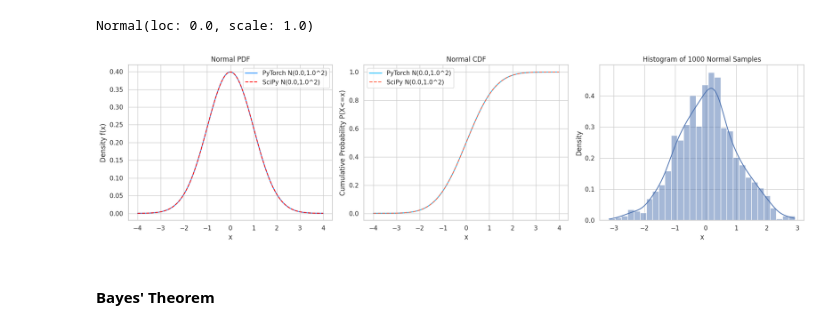
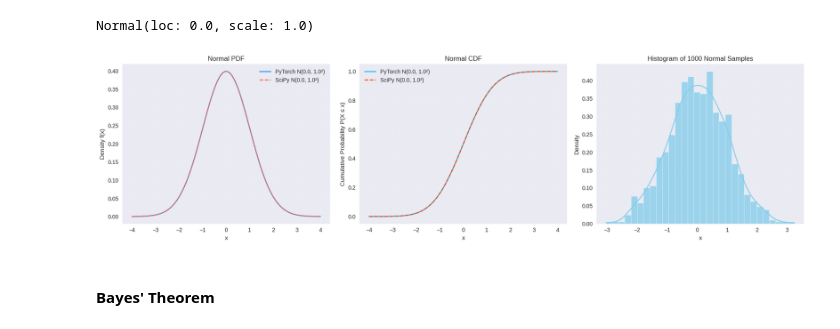
Before and after one commit to sandeshjung/Machine-Learning-Foundation, a Jupyter notebook: 00_Mathematical_foundation/probability_statistics.ipynb, the cells around one changed output. Saved outputs shown, nothing was run; the diff lists cells and outputs as text; code cells hidden in the pictures.

```diff
--- a/00_Mathematical_foundation/probability_statistics.ipynb
+++ b/00_Mathematical_foundation/probability_statistics.ipynb
@@ -168,21 +183,36 @@ k_values_categorical.numpy(), pmf_categorical.numpy()
 n_samples_cat = 1000
 samples_categorical = categorical_dist.sample(sample_shape=torch.Size([n_samples_cat]))
 # %%
+plt.style.use('seaborn-v0_8')
 plt.figure(figsize=(12, 5))
+
 plt.subplot(1, 2, 1)
-plt.bar(k_values_categorical.numpy(), pmf_categorical.numpy(), color='lightgreen', label=f'Probs={probs_categorical.numpy()}')
+plt.bar(k_values_categorical.numpy(), pmf_categorical.numpy(),
+       color='lightcoral',
+       alpha=0.8,
+       label=f'Probs={probs_categorical.numpy()}')
+
 plt.title('Categorical PMF')
 plt.xlabel('Category (k)')
 plt.ylabel('Probability P(X=k)')
 plt.xticks(k_values_categorical.numpy())
+plt.grid(alpha=0.3, linestyle='--')
 plt.legend()
 
 plt.subplot(1, 2, 2)
-sns.histplot(samples_categorical.numpy(), discrete=True, stat="probability", bins=len(probs_categorical))
+sns.histplot(samples_categorical.numpy(),
+            discrete=True,
+            stat="probability",
+            bins=len(probs_categorical),
+            color='lightcoral',
+            alpha=0.8)
+
 plt.title(f'Histogram of {n_samples_cat} Categorical Samples')
 plt.xlabel('Category')
 plt.ylabel('Frequency')
 plt.xticks(k_values_categorical.numpy())
+plt.grid(alpha=0.3, linestyle='--')
+
 plt.tight_layout()
 plt.show()
 # %% [output]
@@ -308,35 +353,54 @@ pdf_normal_scipy = norm_scipy.pdf(x_values_normal.numpy())
 cdf_normal_pt = normal_dist_pt.cdf(x_values_normal)
 cdf_normal_scipy = norm_scipy.cdf(x_values_normal.numpy())
 # %%
-n_samples_normal = 1000
-samples_normal_pt = normal_dist_pt.sample(sample_shape=torch.Size([n_samples_normal]))
+plt.style.use('seaborn-v0_8')
+plt.figure(figsize=(18, 5))
 
-plt.figure(figsize=(18, 5))
+# Plot PDF
 plt.subplot(1, 3, 1)
-plt.plot(x_values_normal.numpy(), pdf_normal_pt.numpy(), color='dodgerblue', label=f'PyTorch N({mean_normal.item()},{std_normal.item()}^2)')
-plt.plot(x_values_normal.numpy(), pdf_normal_scipy, color='red', linestyle='--', label=f'SciPy N({mean_normal.item()},{std_normal.item()}^2)')
+plt.plot(x_values_normal.numpy(), pdf_normal_pt.numpy(),
+         color='dodgerblue',
+         label=f'PyTorch N({mean_normal.item()}, {std_normal.item()}²)')
+plt.plot(x_values_normal.numpy(), pdf_normal_scipy,
+         color='tomato', linestyle='--',
+         label=f'SciPy N({mean_normal.item()}, {std_normal.item()}²)')
 plt.title('Normal PDF')
 plt.xlabel('x')
 plt.ylabel('Density f(x)')
+plt.grid(alpha=0.3, linestyle='--')
 plt.legend()
 
+# Plot CDF
 plt.subplot(1, 3, 2)
-plt.plot(x_values_normal.numpy(), cdf_normal_pt.numpy(), color='deepskyblue', label=f'PyTorch N({mean_normal.item()},{std_normal.item()}^2)')
-plt.plot(x_values_normal.numpy(), cdf_normal_scipy, color='tomato', linestyle='--', label=f'SciPy N({mean_normal.item()},{std_normal.item()}^2)')
+plt.plot(x_values_normal.numpy(), cdf_normal_pt.numpy(),
+         color='deepskyblue',
+         label=f'PyTorch N({mean_normal.item()}, {std_normal.item()}²)')
+plt.plot(x_values_normal.numpy(), cdf_normal_scipy,
+         color='orangered', linestyle='--',
+         label=f'SciPy N({mean_normal.item()}, {std_normal.item()}²)')
 plt.title('Normal CDF')
 plt.xlabel('x')
-plt.ylabel('Cumulative Probability P(X<=x)')
+plt.ylabel('Cumulative Probability P(X ≤ x)')
+plt.grid(alpha=0.3, linestyle='--')
 plt.legend()
 
+# Histogram of samples
 plt.subplot(1, 3, 3)
-sns.histplot(samples_normal_pt.squeeze().numpy(), stat="density", bins=30, kde=True)
+sns.histplot(samples_normal_pt.squeeze().numpy(),
+             stat="density",
+             bins=30,
+             kde=True,
+             color='skyblue',
+             alpha=0.8)
 plt.title(f'Histogram of {n_samples_normal} Normal Samples')
 plt.xlabel('x')
 plt.ylabel('Density')
+plt.grid(alpha=0.3, linestyle='--')
+
 plt.tight_layout()
 plt.show()
 # %% [output]
-[figure, old version]
+[figure, new version]
 # %% [markdown]
 #### Bayes' Theorem
 # %% [markdown]
```
Also changed, not shown: parts of 4 cells of this notebook.
